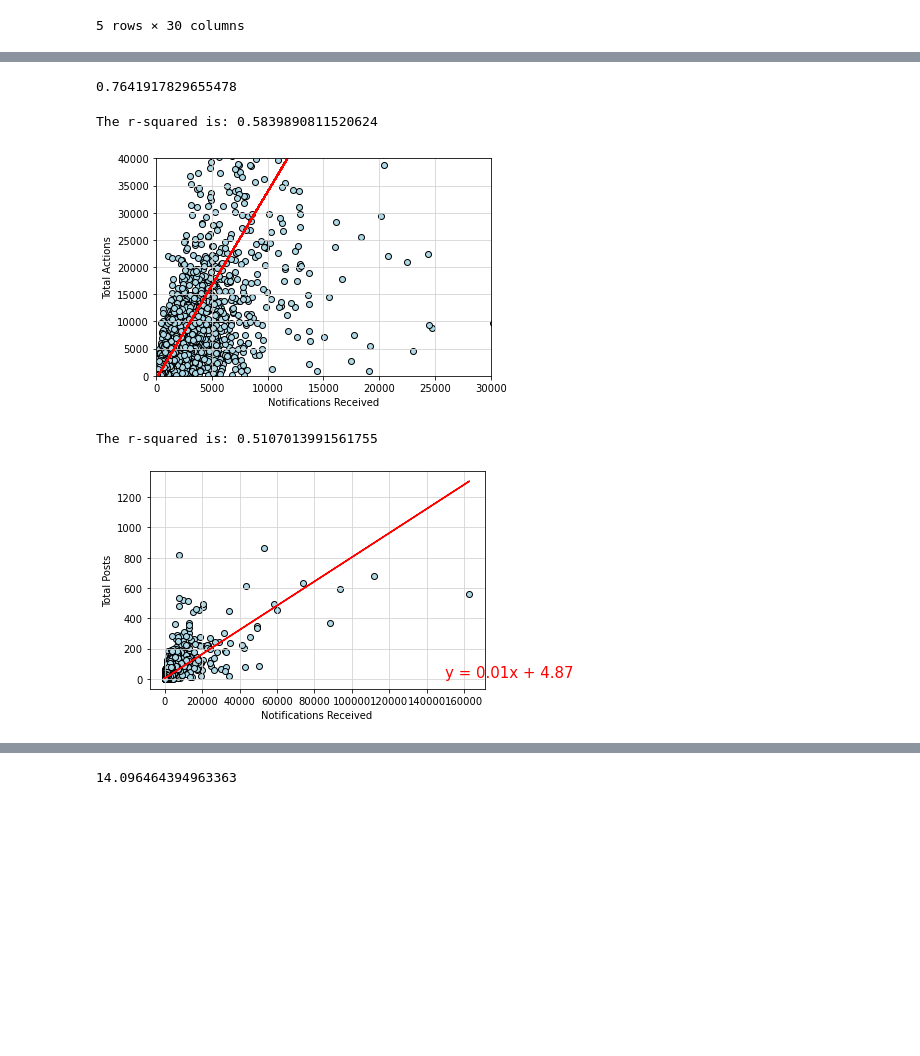
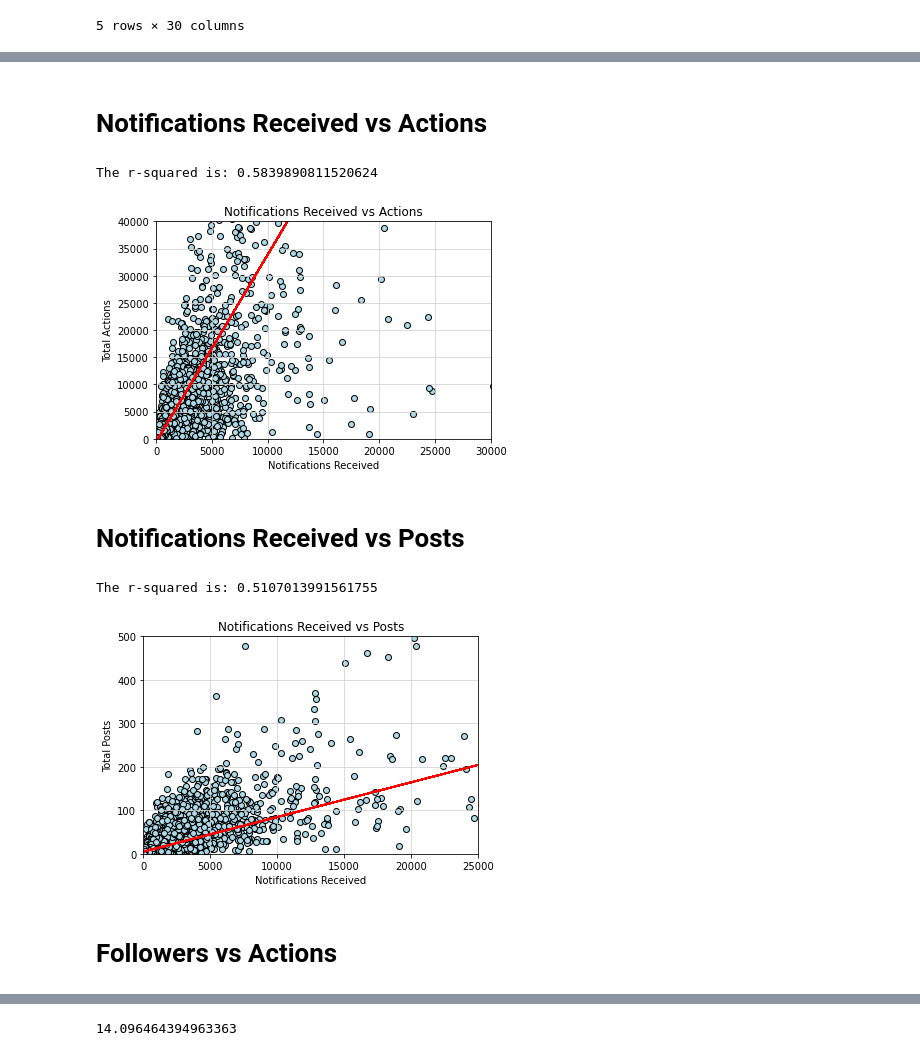
Before and after one commit to SimplyKP22/Moneyball-Project-1, a Jupyter notebook: Moneyball Working.ipynb, the cells around one changed output, grey strips where cells are left out. Drawn from its saved outputs; the diff is of its cells as text; code cells hidden in the pictures; blank space fills up the shorter version.

```diff
--- a/Moneyball Working.ipynb
+++ b/Moneyball Working.ipynb
@@ -63,31 +42,28 @@ df['schoolCount'] = df['schoolCount'].fillna(0)
-# %%
-x_values=df['notificationsReceived']
-y_values = df['totalActions']
-(slope, intercept, rvalue, pvalue, stderr) = linregress(x_values, y_values)
-regress_values = x_values * slope + intercept
-rvalue
-# %% [output]
-0.7641917829655478
+# %% [markdown]
+# Notifications Received vs Actions
 # %%
 x_values = df['notificationsReceived']
 y_values = df['totalActions']
 (slope, intercept, rvalue, pvalue, stderr) = linregress(x_values, y_values)
 regress_values = x_values * slope + intercept
 line_eq = "y = " + str(round(slope,2)) + "x + " + str(round(intercept,2))
 plt.scatter(x_values,y_values,edgecolors="black",facecolors="lightblue")
 plt.grid (visible=True,which="major",axis="both",linestyle="-",color="lightgrey")
 plt.plot(x_values,regress_values,"r-")
 plt.annotate(line_eq,(150000,10),fontsize=15,color="red")
 plt.xlabel('Notifications Received')
+plt.title("Notifications Received vs Actions")
 plt.ylabel('Total Actions')
 plt.ylim(0,40000)
 plt.xlim(0,30000)
 plt.savefig("Notifications Received vs Actions.png")
 print(f"The r-squared is: {rvalue**2}")
 plt.show()
 # %% [output]
 The r-squared is: 0.5839890811520624
-[figure, old version]
+[figure, new version]
+# %% [markdown]
+# Notifications Received vs Posts
 # %%
 x_values = df['notificationsReceived']
 y_values = df['posts']
@@ -100,14 +76,17 @@ plt.plot(x_values,regress_values,"r-")
 plt.annotate(line_eq,(150000,10),fontsize=15,color="red")
 plt.xlabel('Notifications Received')
 plt.ylabel('Total Posts')
-# plt.ylim(0,40000)
-# plt.xlim(0,30000)
+plt.title("Notifications Received vs Posts")
+plt.ylim(0,500)
+plt.xlim(0,25000)
 plt.savefig("Notifications Received vs Posts.png")
 print(f"The r-squared is: {rvalue**2}")
 plt.show()
 # %% [output]
 The r-squared is: 0.5107013991561755
-[figure, old version]
+[figure, new version]
+# %% [markdown]
+# Followers vs Actions
 # %%
 x_values = df['followers']
 y_values = df['totalActions']
```
Also changed, not shown: parts of 20 cells of this notebook, 7 other files.
